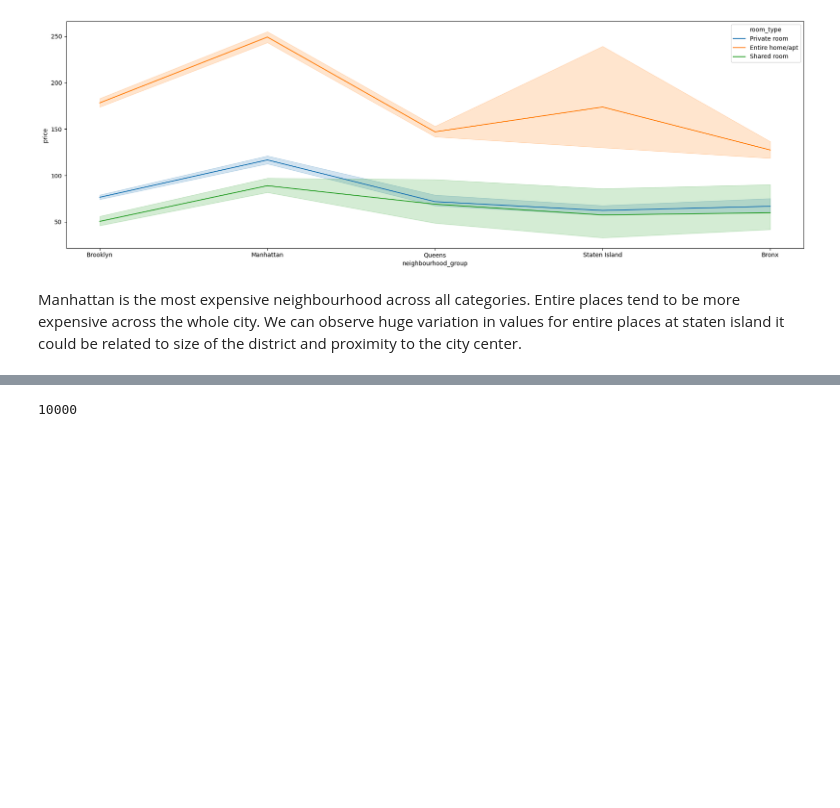
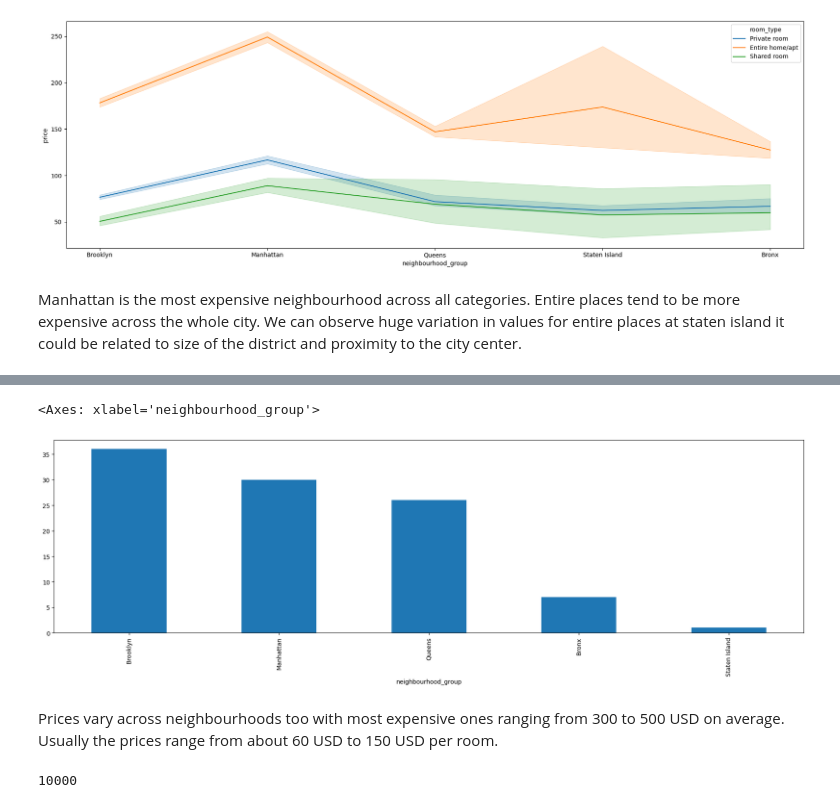
Before and after one commit to GrzegKrajewski/NY_BnB_Analysis, a Jupyter notebook: NY_Analysis.ipynb, the cells around one changed output, grey strips where cells are left out. Saved outputs shown, nothing was run; the diff lists cells and outputs as text; code cells hidden in the pictures; blank space fills up the shorter version.

```diff
--- a/NY_Analysis.ipynb
+++ b/NY_Analysis.ipynb
@@ -137,0 +186,3 @@ Manhattan is the most expensive neighbourhood across all categories. Entire plac
+# %%
+pd_neigh_joined=pd.DataFrame(df_rating.reset_index()).merge(df_neigh_count,how='inner',left_on='neighbourhood',right_on='neighbourhood').sort_values('neigh_count',ascending=False)
+pd_neigh_joined
@@ -138,3 +203,10 @@ Manhattan is the most expensive neighbourhood across all categories. Entire plac
+# %%
+pd_neigh_joined['neighbourhood_group'].head(100).value_counts().plot(kind='bar')
+# %% [output]
+<Axes: xlabel='neighbourhood_group'>
+[figure, added]
+# %% [markdown]
+Prices vary across neighbourhoods too with most expensive ones ranging from 300 to 500 USD on average. Usually the prices range from about 60 USD to 150 USD per room.
 # %%
 df['price'].hist(bins=30)
 df['price'].max()
```
Also changed, not shown: parts of 6 cells of this notebook.
